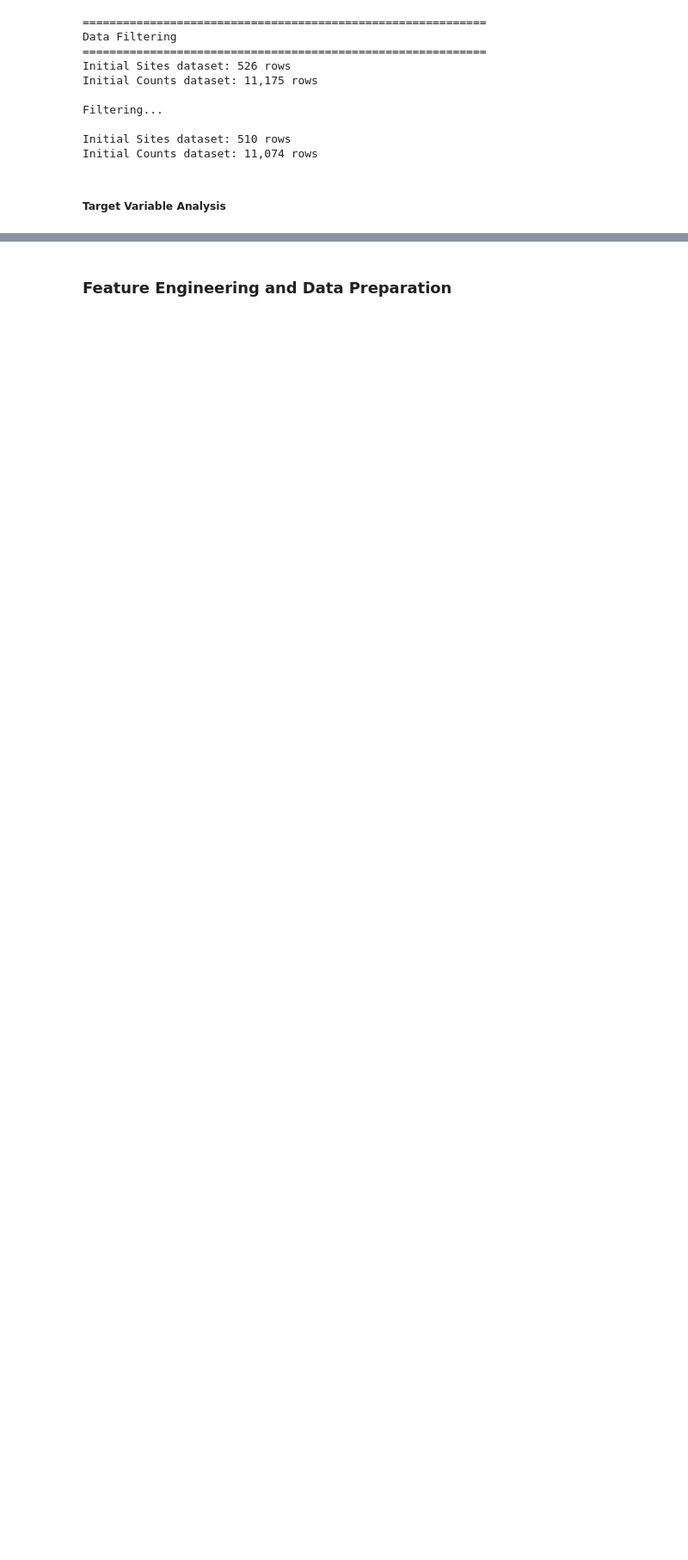
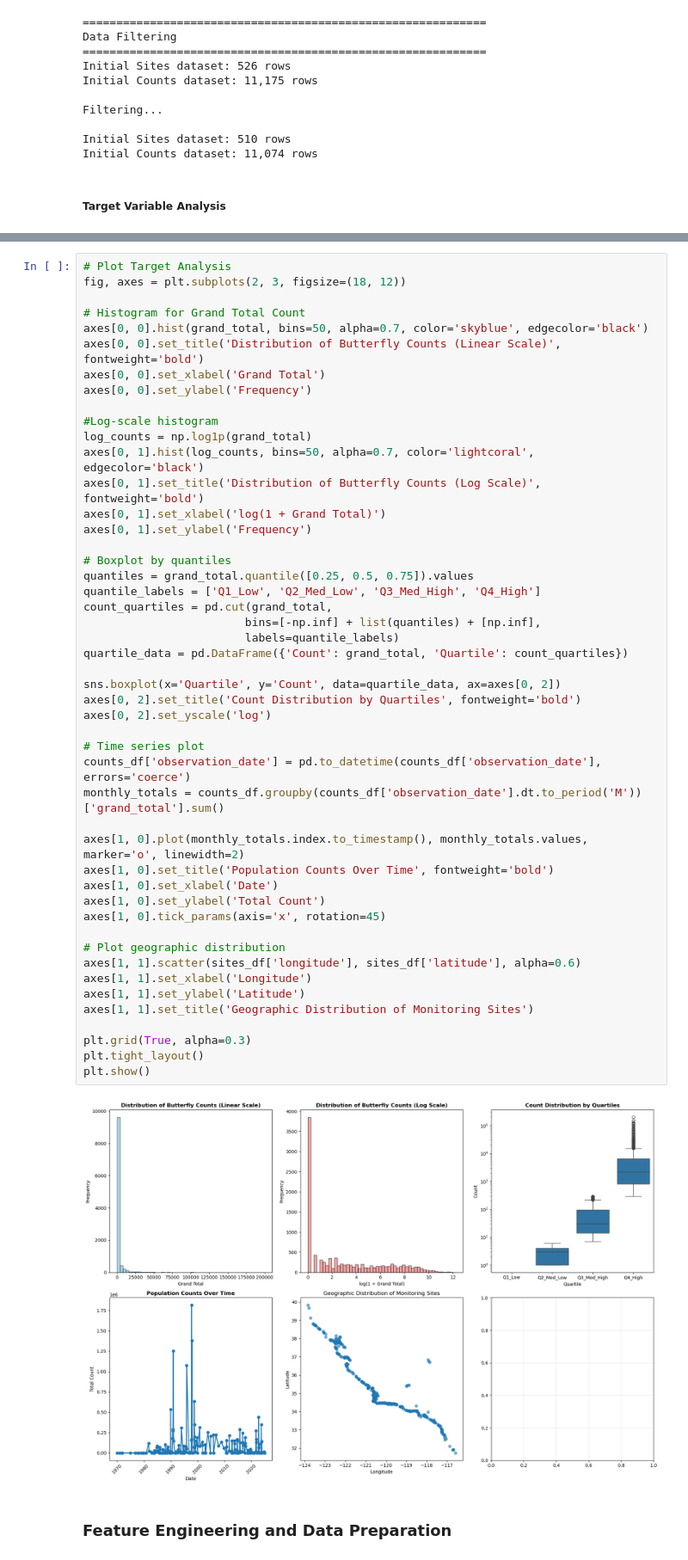
Before and after one commit to ijoel/berkeley-mlai-capstone-draft, a Jupyter notebook: Western_Monarch_Counts_EDA.ipynb, the cells around one changed output, grey strips where cells are left out. Shown: that part at 86% size. Drawn from its saved outputs; the diff is of its cells as text; blank space fills up the shorter version.

Commit message:
Consolidate target analysis plots

```diff
--- a/Western_Monarch_Counts_EDA.ipynb
+++ b/Western_Monarch_Counts_EDA.ipynb
@@ -319,3 +251,53 @@ plt.show()
+# %%
+# Plot Target Analysis
+fig, axes = plt.subplots(2, 3, figsize=(18, 12))
+
+# Histogram for Grand Total Count
+axes[0, 0].hist(grand_total, bins=50, alpha=0.7, color='skyblue', edgecolor='black')
+axes[0, 0].set_title('Distribution of Butterfly Counts (Linear Scale)', fontweight='bold')
+axes[0, 0].set_xlabel('Grand Total')
+axes[0, 0].set_ylabel('Frequency')
+
+#Log-scale histogram
+log_counts = np.log1p(grand_total)
+axes[0, 1].hist(log_counts, bins=50, alpha=0.7, color='lightcoral', edgecolor='black')
+axes[0, 1].set_title('Distribution of Butterfly Counts (Log Scale)', fontweight='bold')
+axes[0, 1].set_xlabel('log(1 + Grand Total)')
+axes[0, 1].set_ylabel('Frequency')
+
+# Boxplot by quantiles
+quantiles = grand_total.quantile([0.25, 0.5, 0.75]).values
+quantile_labels = ['Q1_Low', 'Q2_Med_Low', 'Q3_Med_High', 'Q4_High']
+count_quartiles = pd.cut(grand_total,
+                        bins=[-np.inf] + list(quantiles) + [np.inf],
+                        labels=quantile_labels)
+quartile_data = pd.DataFrame({'Count': grand_total, 'Quartile': count_quartiles})
+
+sns.boxplot(x='Quartile', y='Count', data=quartile_data, ax=axes[0, 2])
+axes[0, 2].set_title('Count Distribution by Quartiles', fontweight='bold')
+axes[0, 2].set_yscale('log')
+
+# Time series plot
+counts_df['observation_date'] = pd.to_datetime(counts_df['observation_date'], errors='coerce')
+monthly_totals = counts_df.groupby(counts_df['observation_date'].dt.to_period('M'))['grand_total'].sum()
+
+axes[1, 0].plot(monthly_totals.index.to_timestamp(), monthly_totals.values, marker='o', linewidth=2)
+axes[1, 0].set_title('Population Counts Over Time', fontweight='bold')
+axes[1, 0].set_xlabel('Date')
+axes[1, 0].set_ylabel('Total Count')
+axes[1, 0].tick_params(axis='x', rotation=45)
+
+# Plot geographic distribution
+axes[1, 1].scatter(sites_df['longitude'], sites_df['latitude'], alpha=0.6)
+axes[1, 1].set_xlabel('Longitude')
+axes[1, 1].set_ylabel('Latitude')
+axes[1, 1].set_title('Geographic Distribution of Monitoring Sites')
+
+plt.grid(True, alpha=0.3)
+plt.tight_layout()
+plt.show()
+# %% [output]
+[figure, added]
 # %% [markdown]
 ### Feature Engineering and Data Preparation
 # %%
```
Also changed, not shown: parts of 6 cells of this notebook.
